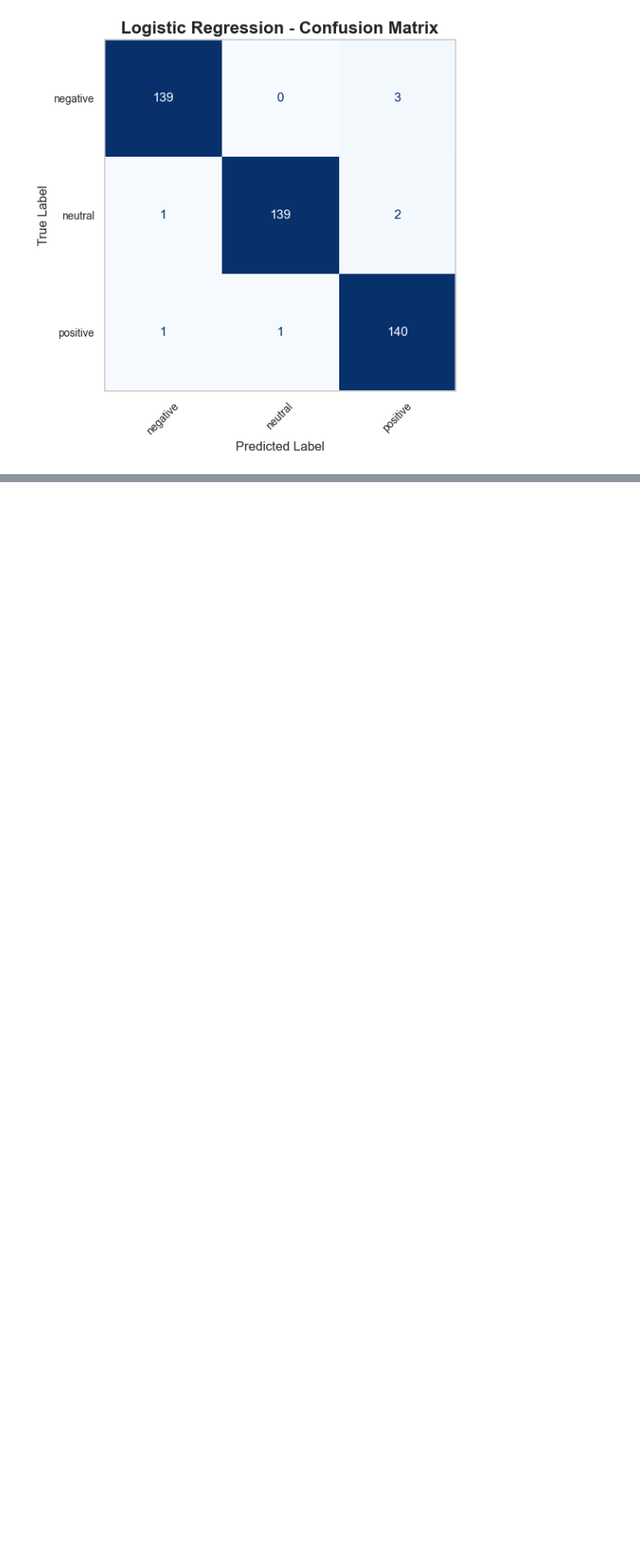
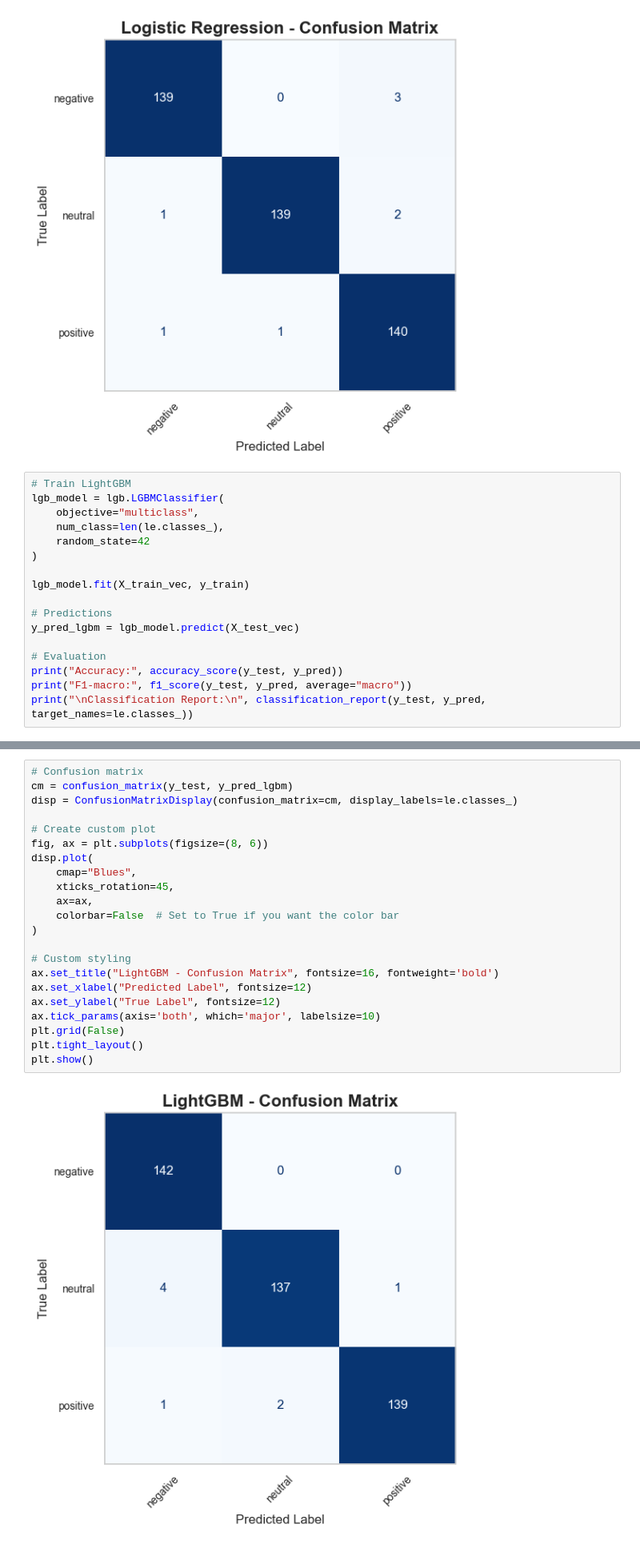
Before and after one commit to vaibhpande21/SvaraAI_Assessment, a Jupyter notebook: assessment.ipynb, the cells around one changed output, grey strips where cells are left out. Shown: that part at 80% size. Saved outputs shown, nothing was run; the diff lists cells and outputs as text; blank space fills up the shorter version.

Commit message:
Update assessment.ipynb
trained LightGBM model

```diff
--- a/assessment.ipynb
+++ b/assessment.ipynb
@@ -230,3 +232,20 @@ plt.tight_layout()
 plt.show()
 # %% [output]
 [figure]
+# %%
+# Train LightGBM
+lgb_model = lgb.LGBMClassifier(
+    objective="multiclass",
+    num_class=len(le.classes_),
+    random_state=42
+)
+
+lgb_model.fit(X_train_vec, y_train)
+
+# Predictions
+y_pred_lgbm = lgb_model.predict(X_test_vec)
+
+# Evaluation
+print("Accuracy:", accuracy_score(y_test, y_pred))
+print("F1-macro:", f1_score(y_test, y_pred, average="macro"))
+print("\nClassification Report:\n", classification_report(y_test, y_pred, target_names=le.classes_))
@@ -232,0 +270,24 @@ plt.show()
+# %%
+# Confusion matrix
+cm = confusion_matrix(y_test, y_pred_lgbm)
+disp = ConfusionMatrixDisplay(confusion_matrix=cm, display_labels=le.classes_)
+
+# Create custom plot
+fig, ax = plt.subplots(figsize=(8, 6))
+disp.plot(
+    cmap="Blues",
+    xticks_rotation=45,
+    ax=ax,
+    colorbar=False  # Set to True if you want the color bar
+)
+
+# Custom styling
+ax.set_title("LightGBM - Confusion Matrix", fontsize=16, fontweight='bold')
+ax.set_xlabel("Predicted Label", fontsize=12)
+ax.set_ylabel("True Label", fontsize=12)
+ax.tick_params(axis='both', which='major', labelsize=10)
+plt.grid(False)
+plt.tight_layout()
+plt.show()
+# %% [output]
+[figure, added]
```
Also changed, not shown: parts of 2 cells of this notebook.
